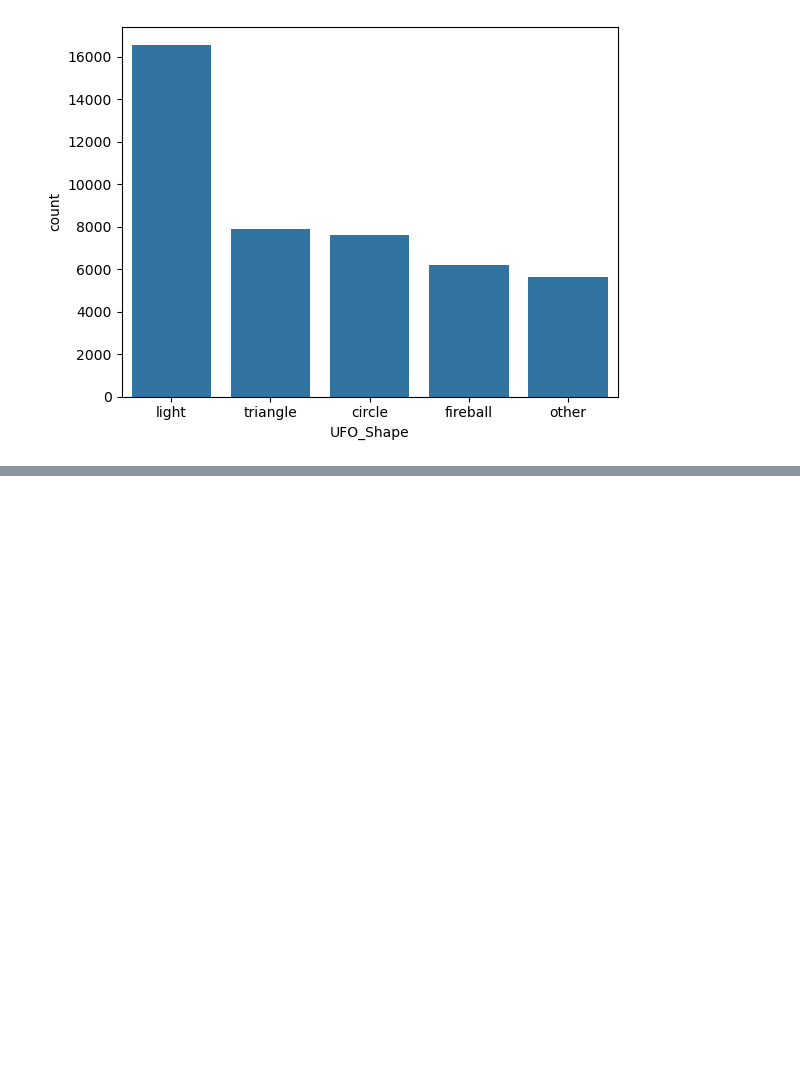
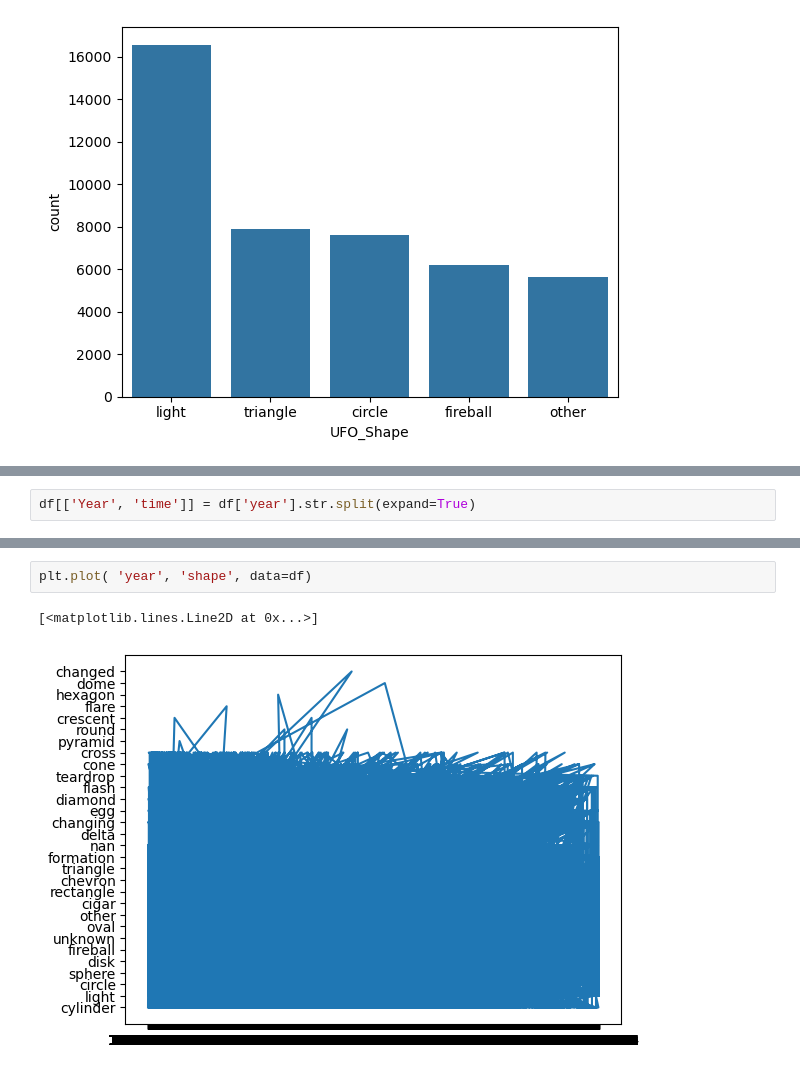
Before and after one commit to wileymartin/test-capstone, a Jupyter notebook: Repo/UFO.ipynb, the cells around one changed output, grey strips where cells are left out. Drawn from its saved outputs; the diff is of its cells as text; blank space fills up the shorter version.

```diff
--- a/Repo/UFO.ipynb
+++ b/Repo/UFO.ipynb
@@ -252,0 +290,2 @@ TypeError: can only concatenate str (not "float") to str
+# %%
+df[['Year', 'time']] = df['year'].str.split(expand=True)
@@ -252,0 +362,5 @@ TypeError: can only concatenate str (not "float") to str
+# %%
+plt.plot( 'year', 'shape', data=df)
+# %% [output]
+[<matplotlib.lines.Line2D at 0x...>]
+[figure, added]
```
Also changed, not shown: parts of 34 cells of this notebook.
